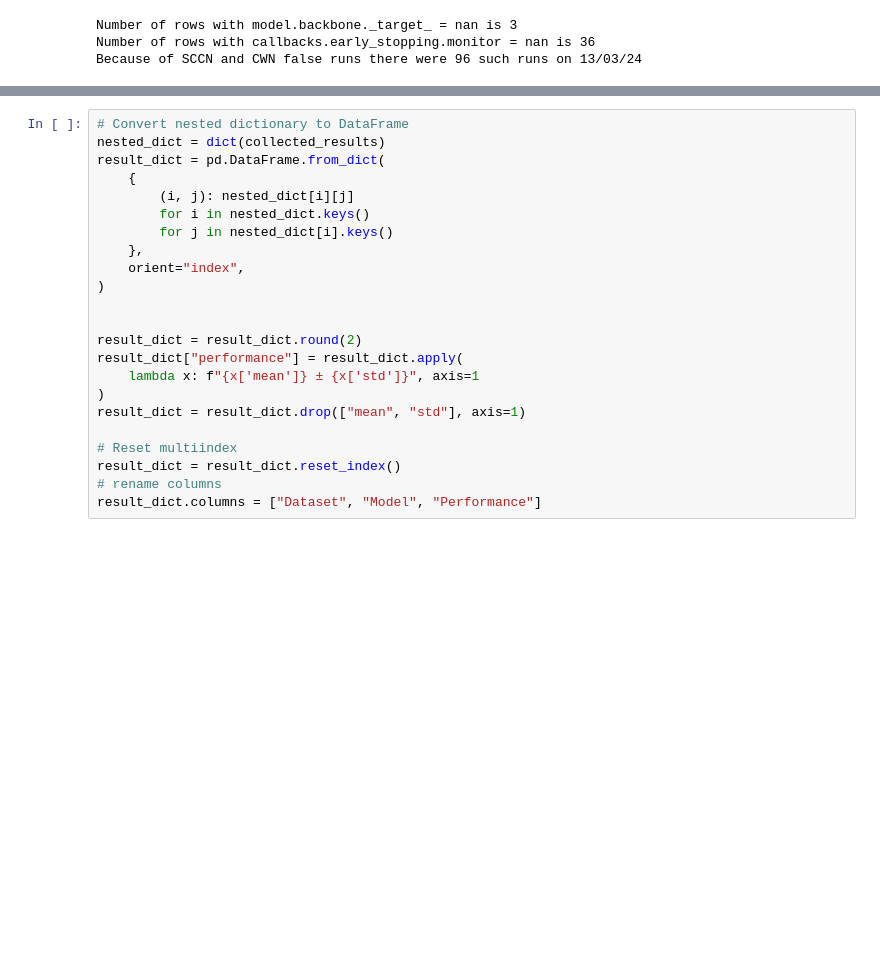
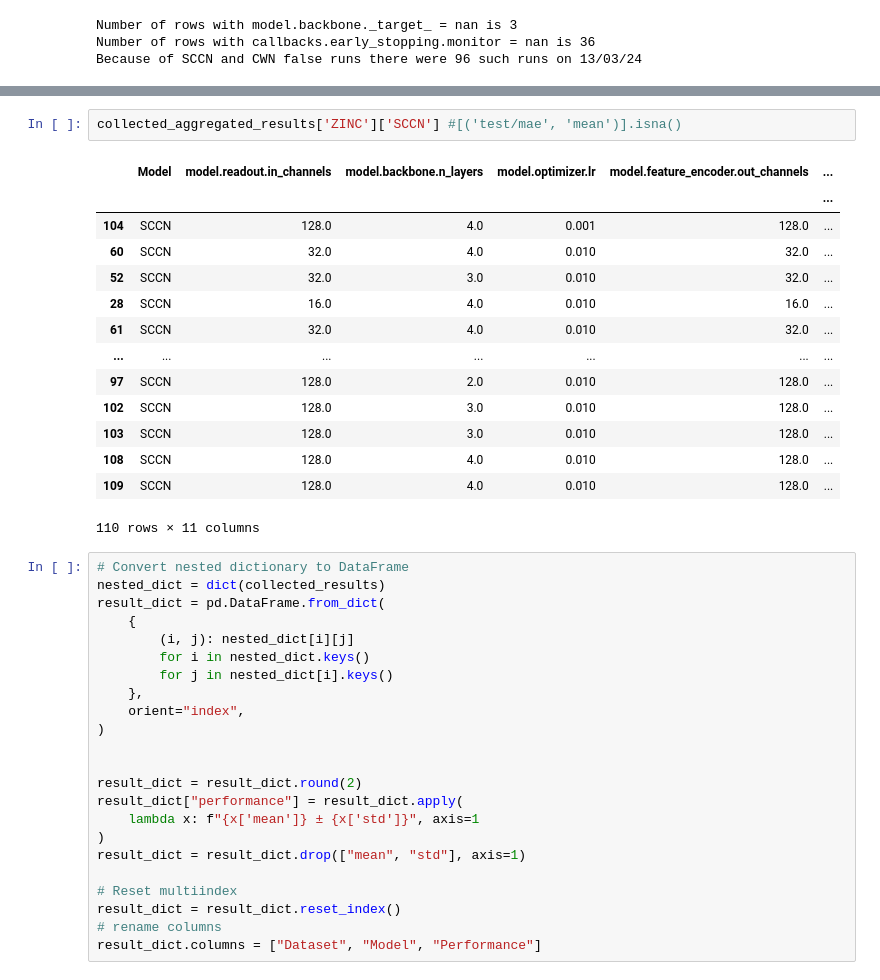
Before and after one commit to geometric-intelligence/TopoBenchmark, a Jupyter notebook: notebooks/result_processing.ipynb, the cells around one changed output, grey strips where cells are left out. Cells and saved outputs as stored; diff of their text form; blank space fills up the shorter version.

```diff
--- a/notebooks/result_processing.ipynb
+++ b/notebooks/result_processing.ipynb
@@ -378,3 +248,20 @@ See the caveats in the documentation: https://pandas.pydata.org/pandas-docs/stab
+# %%
+collected_aggregated_results['ZINC']['SCCN'] #[('test/mae', 'mean')].isna()
+# %% [output]
+|  | Model | model.readout.in_channels | model.backbone.n_layers | model.optimizer.lr | model.feature_encoder.out_channels | ... |
+|  |  |  |  |  |  | ... |
+| 104 | SCCN | 128.0 | 4.0 | 0.001 | 128.0 | ... |
+| 60 | SCCN | 32.0 | 4.0 | 0.010 | 32.0 | ... |
+| 52 | SCCN | 32.0 | 3.0 | 0.010 | 32.0 | ... |
+| 28 | SCCN | 16.0 | 4.0 | 0.010 | 16.0 | ... |
+| 61 | SCCN | 32.0 | 4.0 | 0.010 | 32.0 | ... |
+| ... | ... | ... | ... | ... | ... | ... |
+| 97 | SCCN | 128.0 | 2.0 | 0.010 | 128.0 | ... |
+| 102 | SCCN | 128.0 | 3.0 | 0.010 | 128.0 | ... |
+| 103 | SCCN | 128.0 | 3.0 | 0.010 | 128.0 | ... |
+| 108 | SCCN | 128.0 | 4.0 | 0.010 | 128.0 | ... |
+| 109 | SCCN | 128.0 | 4.0 | 0.010 | 128.0 | ... |
+110 rows × 11 columns
 # %%
 # Convert nested dictionary to DataFrame
 nested_dict = dict(collected_results)
```
Also changed, not shown: parts of 3 cells of this notebook, 15 other files.
